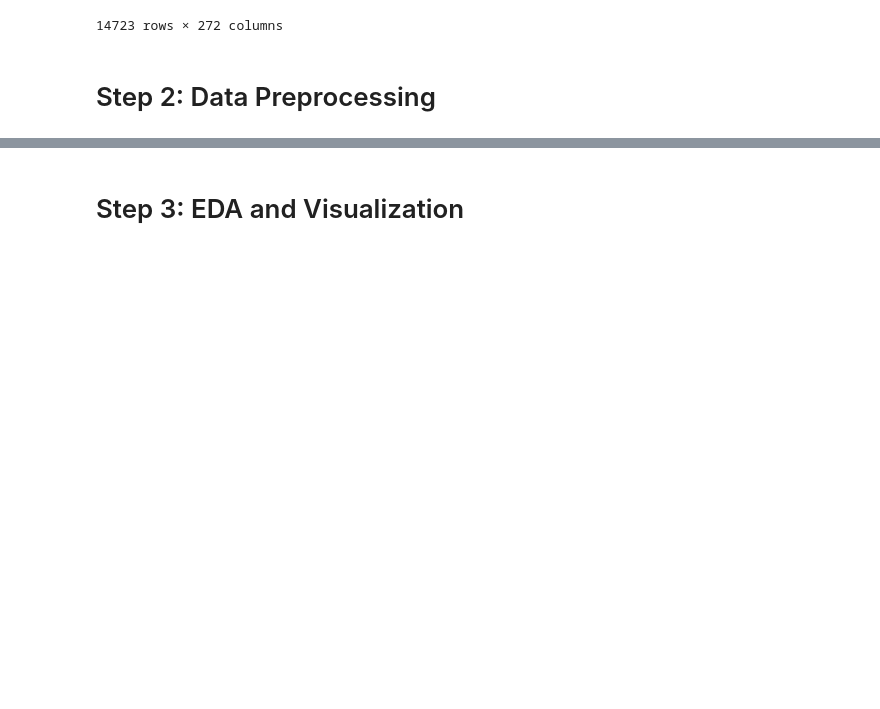
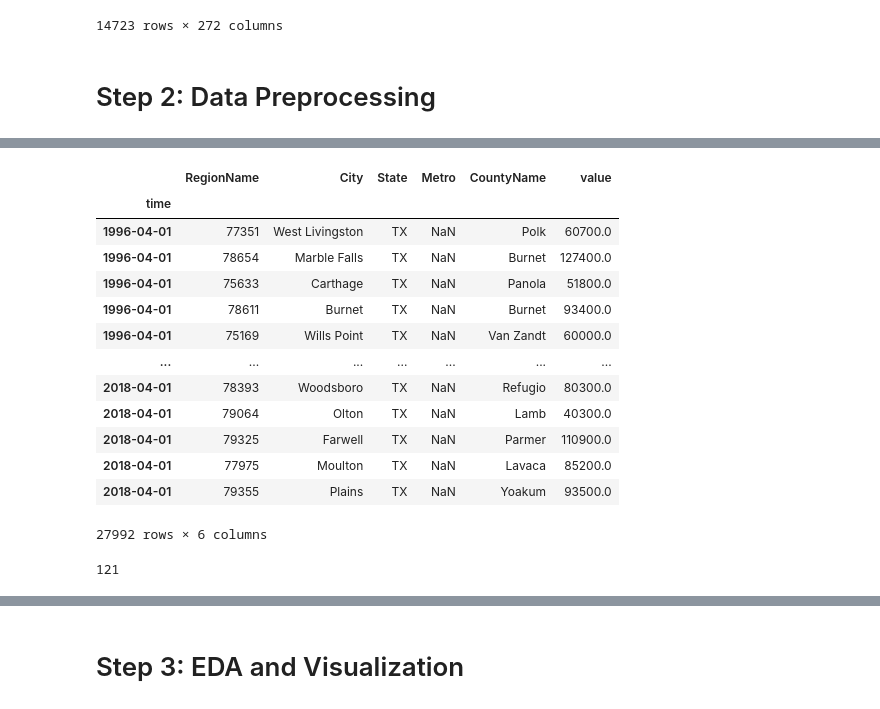
Before and after one commit to kuninethan95/Time_Series_Model, a Jupyter notebook: time-series/starter_notebook.ipynb, the cells around one changed output, grey strips where cells are left out. Saved outputs shown, nothing was run; the diff lists cells and outputs as text; code cells hidden in the pictures; blank space fills up the shorter version.

```diff
--- a/time-series/starter_notebook.ipynb
+++ b/time-series/starter_notebook.ipynb
@@ -117,0 +87,25 @@ df_78722=df_austinlong.loc[df_austinlong['RegionName']==78722]
+# %%
+df_melted = melt_data(df)
+# %%
+df_texas = df_melted[df_melted['State']=='TX']
+# %%
+df_texas.set_index('time', inplace=True)
+# %%
+df_texas.index = pd.to_datetime(df_texas.index)
+# %%
+df_texas[df_texas['Metro'].isna()]
+# %% [output]
+|  | RegionName | City | State | Metro | CountyName | value |
+| time |  |  |  |  |  |  |
+| 1996-04-01 | 77351 | West Livingston | TX | NaN | Polk | 60700.0 |
+| 1996-04-01 | 78654 | Marble Falls | TX | NaN | Burnet | 127400.0 |
+| 1996-04-01 | 75633 | Carthage | TX | NaN | Panola | 51800.0 |
+| 1996-04-01 | 78611 | Burnet | TX | NaN | Burnet | 93400.0 |
+| 1996-04-01 | 75169 | Wills Point | TX | NaN | Van Zandt | 60000.0 |
+| ... | ... | ... | ... | ... | ... | ... |
+| 2018-04-01 | 78393 | Woodsboro | TX | NaN | Refugio | 80300.0 |
+| 2018-04-01 | 79064 | Olton | TX | NaN | Lamb | 40300.0 |
+| 2018-04-01 | 79325 | Farwell | TX | NaN | Parmer | 110900.0 |
+| 2018-04-01 | 77975 | Moulton | TX | NaN | Lavaca | 85200.0 |
+| 2018-04-01 | 79355 | Plains | TX | NaN | Yoakum | 93500.0 |
+27992 rows × 6 columns
@@ -117,0 +114,4 @@ df_78722=df_austinlong.loc[df_austinlong['RegionName']==78722]
+# %%
+df_harris['RegionName'].nunique()
+# %% [output]
+121
```
Also changed, not shown: parts of 69 cells of this notebook.
